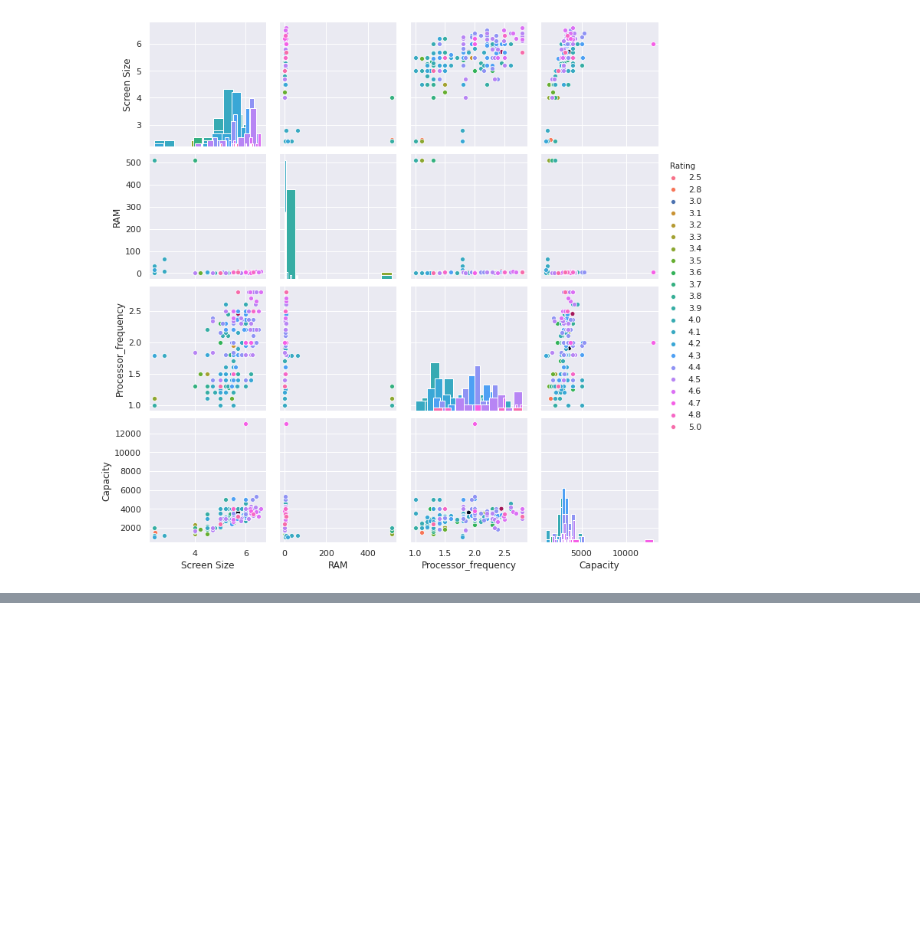
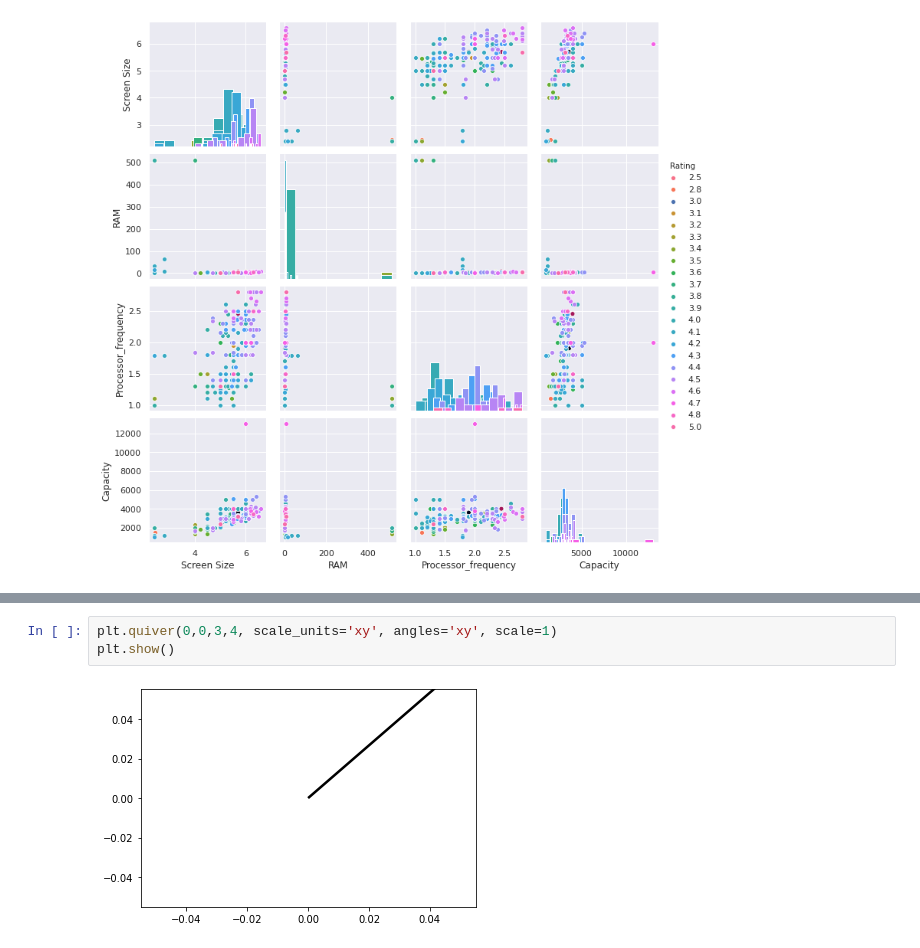
Before and after one commit to Arpitkamal/Deep-Learning---Getting-Started, a Jupyter notebook: Python_basics+Linear_Algebra.ipynb, the cells around one changed output, grey strips where cells are left out. Saved outputs shown, nothing was run; the diff lists cells and outputs as text; blank space fills up the shorter version.

```diff
--- a/Python_basics+Linear_Algebra.ipynb
+++ b/Python_basics+Linear_Algebra.ipynb
@@ -250,0 +345,5 @@ ERROR! Session/line number was not unique in database. History logging moved to
+# %%
+plt.quiver(0,0,3,4, scale_units='xy', angles='xy', scale=1)
+plt.show()
+# %% [output]
+[figure, added]
```
Also changed, not shown: parts of 52 cells of this notebook.
